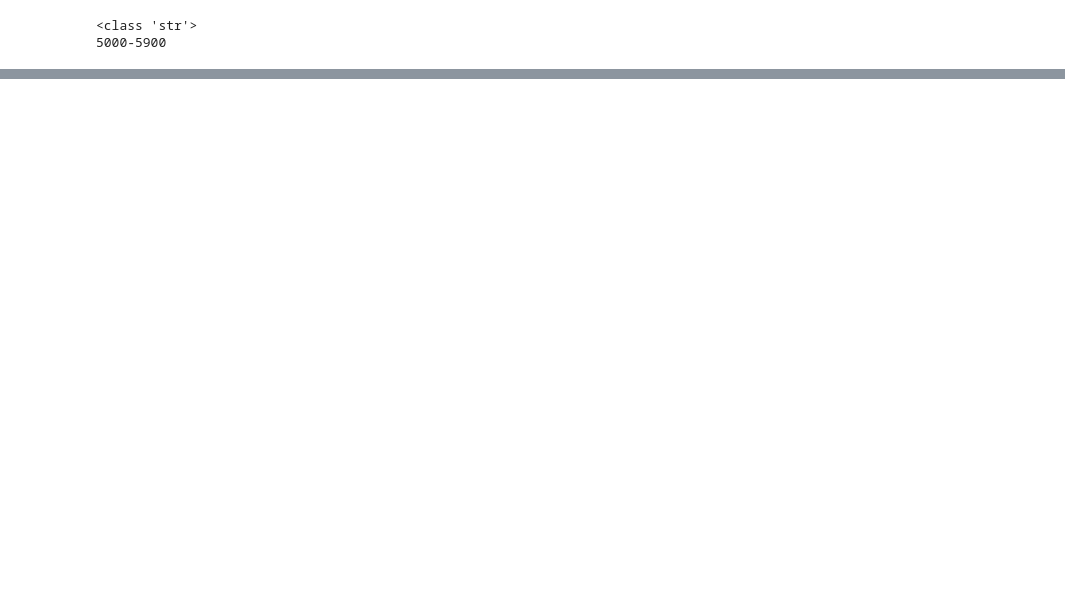
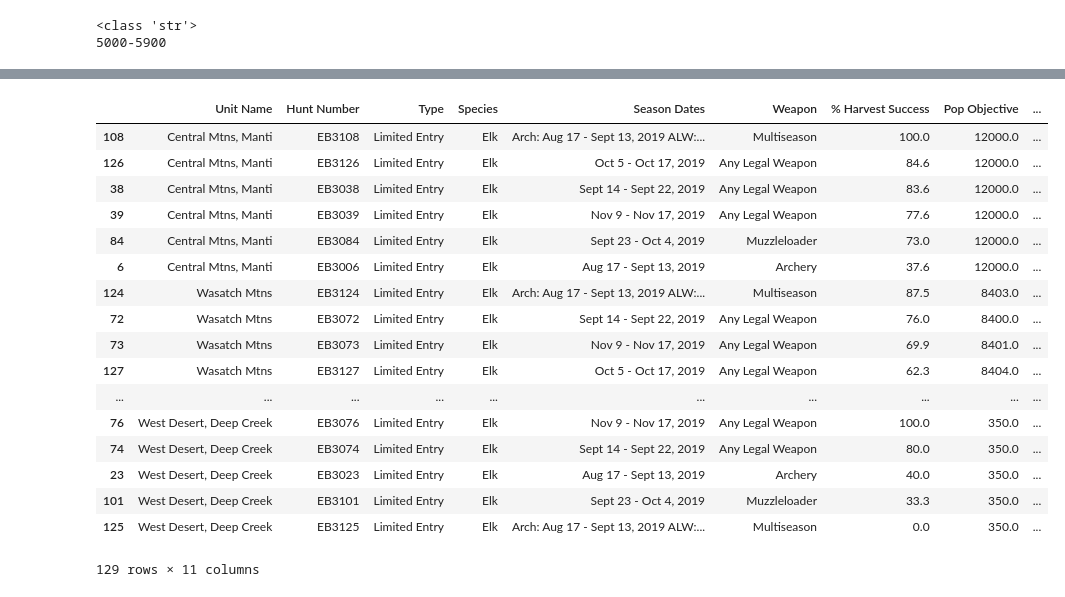
Before and after one commit to nedchanatry/ActaeonProj, a Jupyter notebook: Scrape2.ipynb, the cells around one changed output, grey strips where cells are left out. Saved outputs shown, nothing was run; the diff lists cells and outputs as text; code cells hidden in the pictures; blank space fills up the shorter version.

```diff
--- a/Scrape2.ipynb
+++ b/Scrape2.ipynb
@@ -204,3 +214,25 @@ check.corr()
 | Current Pop | -0.007076 | 0.992617 | 1.000000 | -0.106284 | 0.082660 |
 | Age Objective | 0.150782 | -0.094621 | -0.106284 | 1.000000 | 0.761597 |
 | Current Age | 0.310422 | 0.107762 | 0.082660 | 0.761597 | 1.000000 |
+# %%
+# sorting data based on number of animals, animal age and % success. if large, trophy bulls are the objective, these 3 categories are important hunt data
+fd.sort_values(['Current Pop', 'Current Age', '% Harvest Success'], ascending=[False, False, False])
+# %% [output]
+|  | Unit Name | Hunt Number | Type | Species | Season Dates | Weapon | % Harvest Success | Pop Objective | ... |
+| 108 | Central Mtns, Manti | EB3108 | Limited Entry | Elk | Arch: Aug 17 - Sept 13, 2019 ALW:... | Multiseason | 100.0 | 12000.0 | ... |
+| 126 | Central Mtns, Manti | EB3126 | Limited Entry | Elk | Oct 5 - Oct 17, 2019 | Any Legal Weapon | 84.6 | 12000.0 | ... |
+| 38 | Central Mtns, Manti | EB3038 | Limited Entry | Elk | Sept 14 - Sept 22, 2019 | Any Legal Weapon | 83.6 | 12000.0 | ... |
+| 39 | Central Mtns, Manti | EB3039 | Limited Entry | Elk | Nov 9 - Nov 17, 2019 | Any Legal Weapon | 77.6 | 12000.0 | ... |
+| 84 | Central Mtns, Manti | EB3084 | Limited Entry | Elk | Sept 23 - Oct 4, 2019 | Muzzleloader | 73.0 | 12000.0 | ... |
+| 6 | Central Mtns, Manti | EB3006 | Limited Entry | Elk | Aug 17 - Sept 13, 2019 | Archery | 37.6 | 12000.0 | ... |
+| 124 | Wasatch Mtns | EB3124 | Limited Entry | Elk | Arch: Aug 17 - Sept 13, 2019 ALW:... | Multiseason | 87.5 | 8403.0 | ... |
+| 72 | Wasatch Mtns | EB3072 | Limited Entry | Elk | Sept 14 - Sept 22, 2019 | Any Legal Weapon | 76.0 | 8400.0 | ... |
+| 73 | Wasatch Mtns | EB3073 | Limited Entry | Elk | Nov 9 - Nov 17, 2019 | Any Legal Weapon | 69.9 | 8401.0 | ... |
+| 127 | Wasatch Mtns | EB3127 | Limited Entry | Elk | Oct 5 - Oct 17, 2019 | Any Legal Weapon | 62.3 | 8404.0 | ... |
+| ... | ... | ... | ... | ... | ... | ... | ... | ... | ... |
+| 76 | West Desert, Deep Creek | EB3076 | Limited Entry | Elk | Nov 9 - Nov 17, 2019 | Any Legal Weapon | 100.0 | 350.0 | ... |
+| 74 | West Desert, Deep Creek | EB3074 | Limited Entry | Elk | Sept 14 - Sept 22, 2019 | Any Legal Weapon | 80.0 | 350.0 | ... |
+| 23 | West Desert, Deep Creek | EB3023 | Limited Entry | Elk | Aug 17 - Sept 13, 2019 | Archery | 40.0 | 350.0 | ... |
+| 101 | West Desert, Deep Creek | EB3101 | Limited Entry | Elk | Sept 23 - Oct 4, 2019 | Muzzleloader | 33.3 | 350.0 | ... |
+| 125 | West Desert, Deep Creek | EB3125 | Limited Entry | Elk | Arch: Aug 17 - Sept 13, 2019 ALW:... | Multiseason | 0.0 | 350.0 | ... |
+129 rows × 11 columns
```
Also changed, not shown: parts of 10 cells of this notebook.
